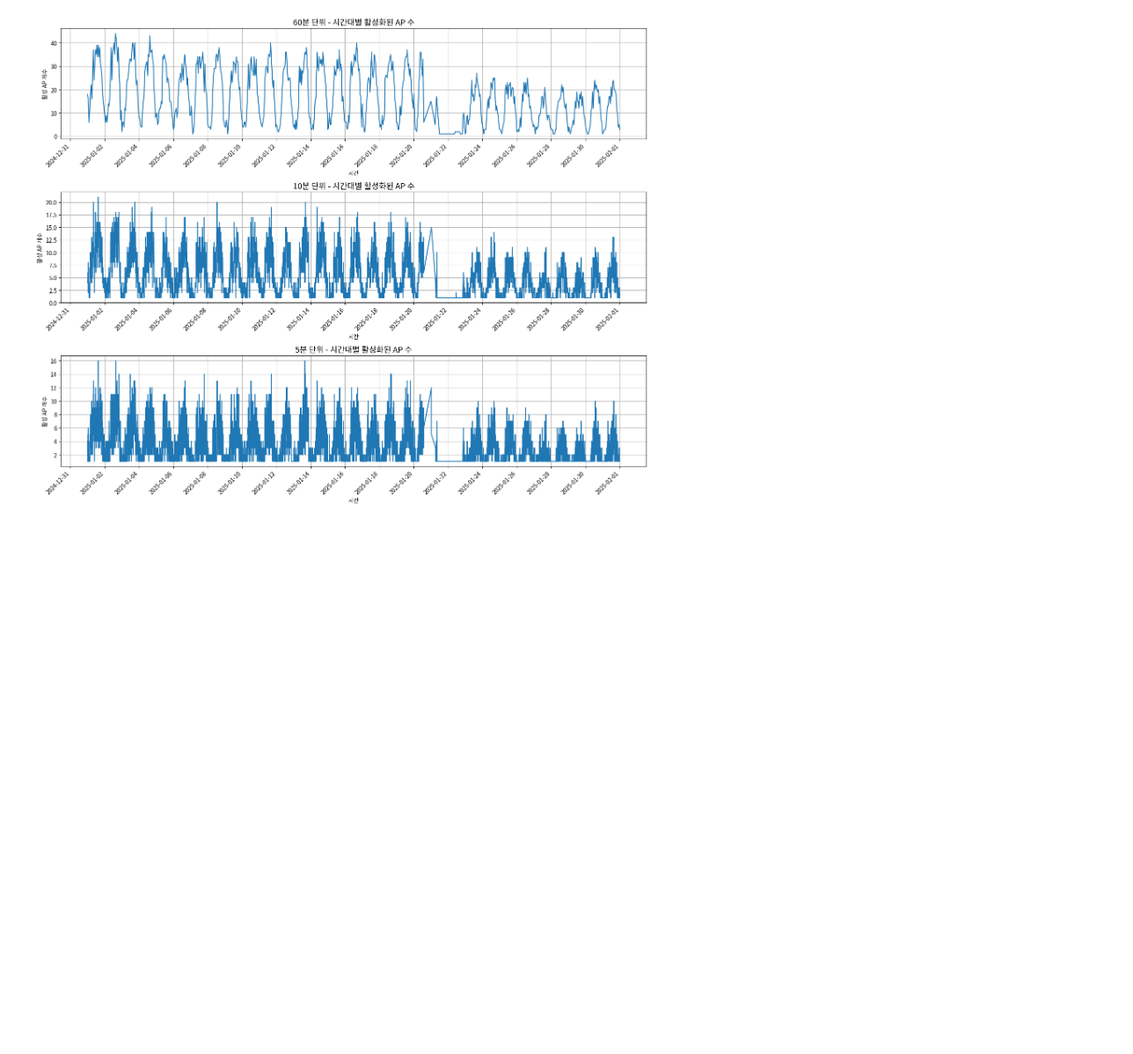
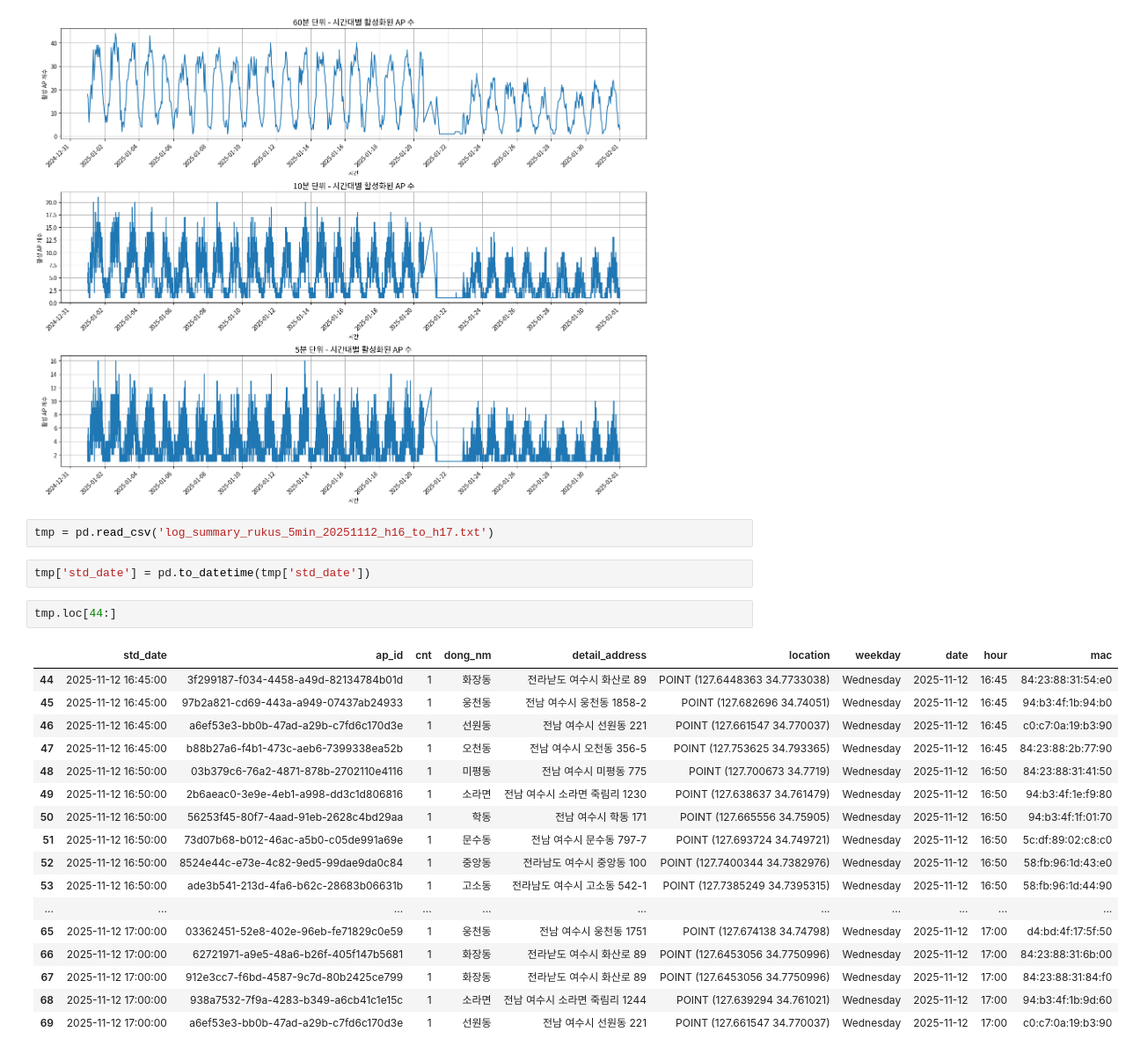
Before and after one commit to KnellBalm/yeosu, a Jupyter notebook: deploy/module/predict_model/flowpop_predict.ipynb, the cells around one changed output. Shown: that part at 88% size. Saved outputs shown, nothing was run; the diff lists cells and outputs as text; blank space fills up the shorter version.

```diff
--- a/deploy/module/predict_model/flowpop_predict.ipynb
+++ b/deploy/module/predict_model/flowpop_predict.ipynb
@@ -919,3 +917,27 @@ plt.tight_layout()
 plt.show()
 # %% [output]
 [figure]
+# %%
+tmp = pd.read_csv('log_summary_rukus_5min_20251112_h16_to_h17.txt')
+# %%
+tmp['std_date'] = pd.to_datetime(tmp['std_date'])
+# %%
+tmp.loc[44:]
+# %% [output]
+|  | std_date | ap_id | cnt | dong_nm | detail_address | location | weekday | date | hour | mac |
+| 44 | 2025-11-12 16:45:00 | 3f299187-f034-4458-a49d-82134784b01d | 1 | 화장동 | 전라낟도 여수시 화산로 89 | POINT (127.6448363 34.7733038) | Wednesday | 2025-11-12 | 16:45 | 84:23:88:31:54:e0 |
+| 45 | 2025-11-12 16:45:00 | 97b2a821-cd69-443a-a949-07437ab24933 | 1 | 웅천동 | 전남 여수시 웅천동 1858-2 | POINT (127.682696 34.74051) | Wednesday | 2025-11-12 | 16:45 | 94:b3:4f:1b:94:b0 |
+| 46 | 2025-11-12 16:45:00 | a6ef53e3-bb0b-47ad-a29b-c7fd6c170d3e | 1 | 선원동 | 전남 여수시 선원동 221 | POINT (127.661547 34.770037) | Wednesday | 2025-11-12 | 16:45 | c0:c7:0a:19:b3:90 |
+| 47 | 2025-11-12 16:45:00 | b88b27a6-f4b1-473c-aeb6-7399338ea52b | 1 | 오천동 | 전남 여수시 오천동 356-5 | POINT (127.753625 34.793365) | Wednesday | 2025-11-12 | 16:45 | 84:23:88:2b:77:90 |
+| 48 | 2025-11-12 16:50:00 | 03b379c6-76a2-4871-878b-2702110e4116 | 1 | 미평동 | 전남 여수시 미평동 775 | POINT (127.700673 34.7719) | Wednesday | 2025-11-12 | 16:50 | 84:23:88:31:41:50 |
+| 49 | 2025-11-12 16:50:00 | 2b6aeac0-3e9e-4eb1-a998-dd3c1d806816 | 1 | 소라면 | 전남 여수시 소라면 죽림리 1230 | POINT (127.638637 34.761479) | Wednesday | 2025-11-12 | 16:50 | 94:b3:4f:1e:f9:80 |
+| 50 | 2025-11-12 16:50:00 | 56253f45-80f7-4aad-91eb-2628c4bd29aa | 1 | 학동 | 전남 여수시 학동 171 | POINT (127.665556 34.75905) | Wednesday | 2025-11-12 | 16:50 | 94:b3:4f:1f:01:70 |
+| 51 | 2025-11-12 16:50:00 | 73d07b68-b012-46ac-a5b0-c05de991a69e | 1 | 문수동 | 전남 여수시 문수동 797-7 | POINT (127.693724 34.749721) | Wednesday | 2025-11-12 | 16:50 | 5c:df:89:02:c8:c0 |
+| 52 | 2025-11-12 16:50:00 | 8524e44c-e73e-4c82-9ed5-99dae9da0c84 | 1 | 중앙동 | 전라남도 여수시 중앙동 100 | POINT (127.7400344 34.7382976) | Wednesday | 2025-11-12 | 16:50 | 58:fb:96:1d:43:e0 |
+| 53 | 2025-11-12 16:50:00 | ade3b541-213d-4fa6-b62c-28683b06631b | 1 | 고소동 | 전라남도 여수시 고소동 542-1 | POINT (127.7385249 34.7395315) | Wednesday | 2025-11-12 | 16:50 | 58:fb:96:1d:44:90 |
+| ... | ... | ... | ... | ... | ... | ... | ... | ... | ... | ... |
+| 65 | 2025-11-12 17:00:00 | 03362451-52e8-402e-96eb-fe71829c0e59 | 1 | 웅천동 | 전남 여수시 웅천동 1751 | POINT (127.674138 34.74798) | Wednesday | 2025-11-12 | 17:00 | d4:bd:4f:17:5f:50 |
+| 66 | 2025-11-12 17:00:00 | 62721971-a9e5-48a6-b26f-405f147b5681 | 1 | 화장동 | 전라낟도 여수시 화산로 89 | POINT (127.6453056 34.7750996) | Wednesday | 2025-11-12 | 17:00 | 84:23:88:31:6b:00 |
+| 67 | 2025-11-12 17:00:00 | 912e3cc7-f6bd-4587-9c7d-80b2425ce799 | 1 | 화장동 | 전라낟도 여수시 화산로 89 | POINT (127.6453056 34.7750996) | Wednesday | 2025-11-12 | 17:00 | 84:23:88:31:84:f0 |
+| 68 | 2025-11-12 17:00:00 | 938a7532-7f9a-4283-b349-a6cb41c1e15c | 1 | 소라면 | 전남 여수시 소라면 죽림리 1244 | POINT (127.639294 34.761021) | Wednesday | 2025-11-12 | 17:00 | 94:b3:4f:1b:9d:60 |
+| 69 | 2025-11-12 17:00:00 | a6ef53e3-bb0b-47ad-a29b-c7fd6c170d3e | 1 | 선원동 | 전남 여수시 선원동 221 | POINT (127.661547 34.770037) | Wednesday | 2025-11-12 | 17:00 | c0:c7:0a:19:b3:90 |
```
Also changed, not shown: parts of 1 cell of this notebook, 2 other files.
